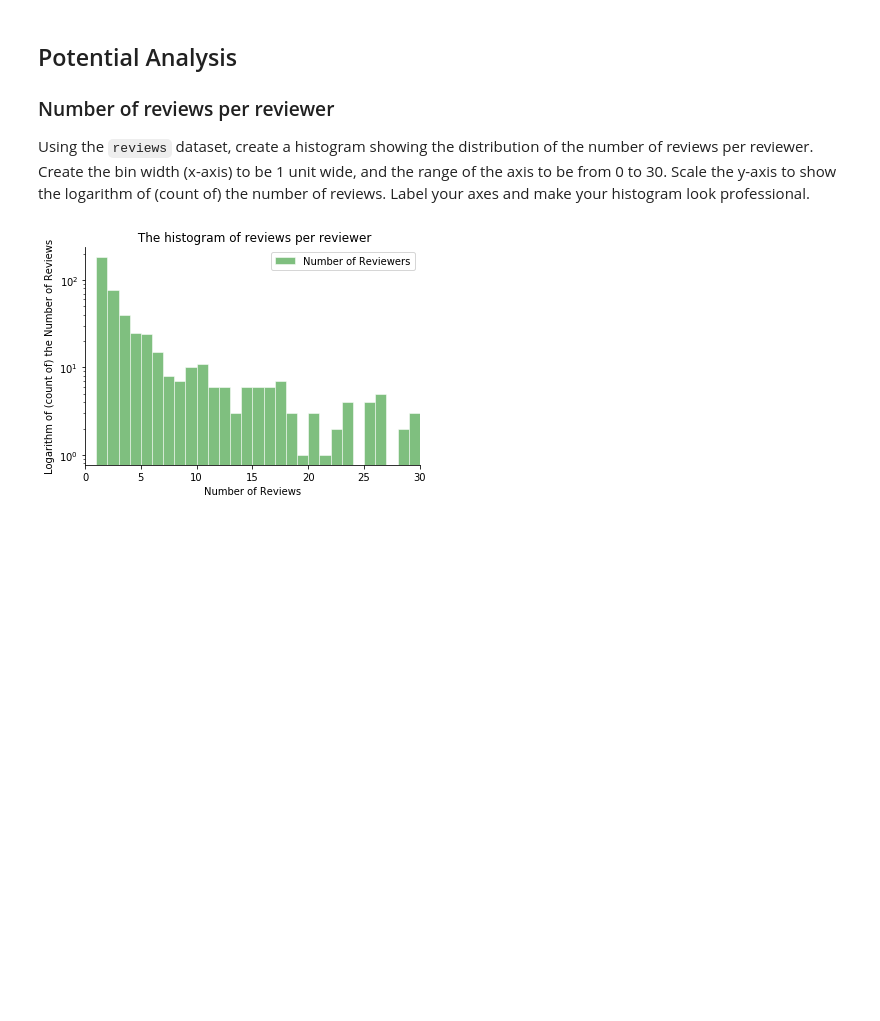
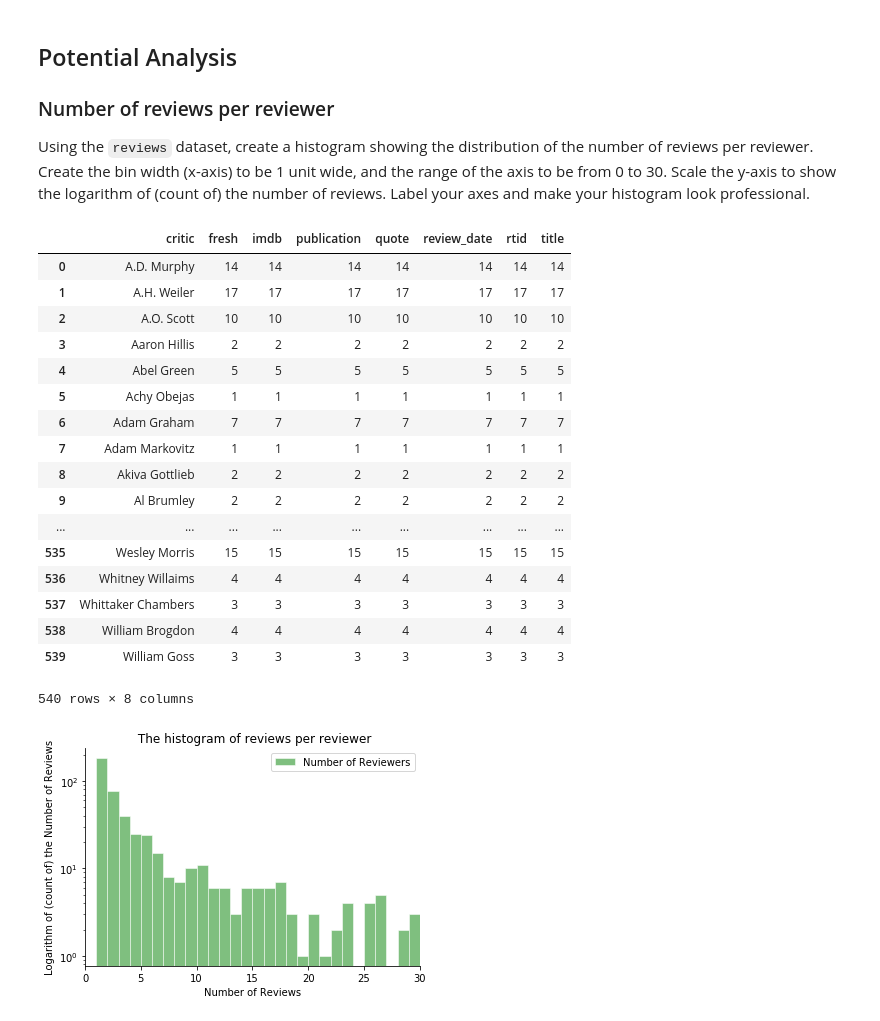
Before and after one commit to melmcchau/movie-rating-predictor-project-uwseds, a Jupyter notebook: code/Movie_Rating_Analysis.ipynb, the cells around one changed output. Drawn from its saved outputs; the diff is of its cells as text; code cells hidden in the pictures; blank space fills up the shorter version.

```diff
--- a/code/Movie_Rating_Analysis.ipynb
+++ b/code/Movie_Rating_Analysis.ipynb
@@ -183,6 +234,29 @@ disgust        0.78%       powerful,murder
 Using the `reviews` dataset, create a histogram showing the distribution of the number of reviews per reviewer.  Create the bin width (x-axis) to be 1 unit wide, and the range of the axis to be from 0 to 30.  Scale the y-axis to show the logarithm of (count of) the number of reviews.  Label your axes and make your histogram look professional.
 # %%
 reviewer_reviews=pd.DataFrame(reviews.groupby(['critic']).count().reset_index().sort_values('fresh'))
+# %%
+reviewer_reviews=pd.DataFrame(reviews.groupby('critic').count())
+reviewer_reviews.reset_index(level=0, inplace=True)
+reviewer_reviews
+# %% [output]
+|  | critic | fresh | imdb | publication | quote | review_date | rtid | title |
+| 0 | A.D. Murphy | 14 | 14 | 14 | 14 | 14 | 14 | 14 |
+| 1 | A.H. Weiler | 17 | 17 | 17 | 17 | 17 | 17 | 17 |
+| 2 | A.O. Scott | 10 | 10 | 10 | 10 | 10 | 10 | 10 |
+| 3 | Aaron Hillis | 2 | 2 | 2 | 2 | 2 | 2 | 2 |
+| 4 | Abel Green | 5 | 5 | 5 | 5 | 5 | 5 | 5 |
+| 5 | Achy Obejas | 1 | 1 | 1 | 1 | 1 | 1 | 1 |
+| 6 | Adam Graham | 7 | 7 | 7 | 7 | 7 | 7 | 7 |
+| 7 | Adam Markovitz | 1 | 1 | 1 | 1 | 1 | 1 | 1 |
+| 8 | Akiva Gottlieb | 2 | 2 | 2 | 2 | 2 | 2 | 2 |
+| 9 | Al Brumley | 2 | 2 | 2 | 2 | 2 | 2 | 2 |
+| ... | ... | ... | ... | ... | ... | ... | ... | ... |
+| 535 | Wesley Morris | 15 | 15 | 15 | 15 | 15 | 15 | 15 |
+| 536 | Whitney Willaims | 4 | 4 | 4 | 4 | 4 | 4 | 4 |
+| 537 | Whittaker Chambers | 3 | 3 | 3 | 3 | 3 | 3 | 3 |
+| 538 | William Brogdon | 4 | 4 | 4 | 4 | 4 | 4 | 4 |
+| 539 | William Goss | 3 | 3 | 3 | 3 | 3 | 3 | 3 |
+540 rows × 8 columns
 # %%
 # enter your code here
 %matplotlib inline
```
Also changed, not shown: parts of 10 cells of this notebook.
